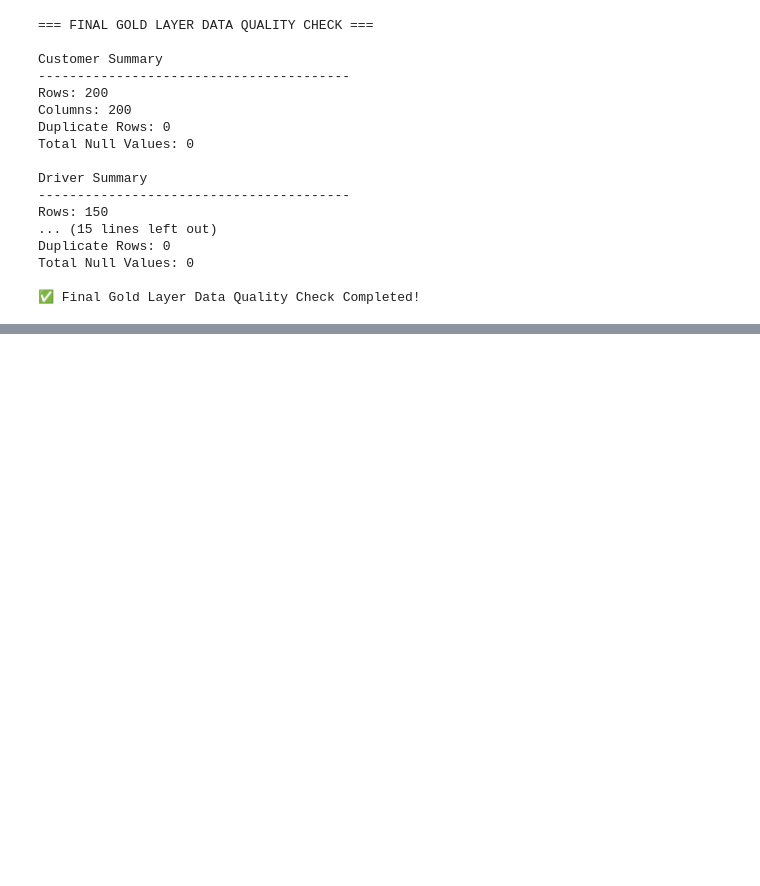
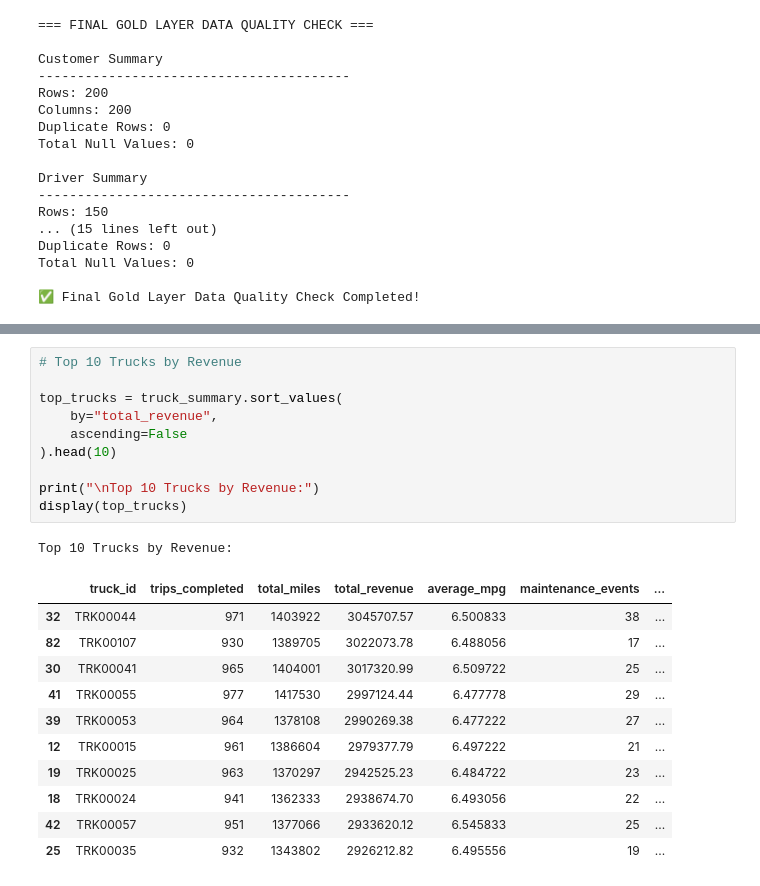
Before and after one commit to yashkolhe-data/Logistics_Data_Pipeline, a Jupyter notebook: Notebooks/03_Gold_Business_Transformation.ipynb, the cells around one changed output, grey strips where cells are left out. Cells and saved outputs as stored; diff of their text form; blank space fills up the shorter version.

```diff
--- a/Notebooks/03_Gold_Business_Transformation.ipynb
+++ b/Notebooks/03_Gold_Business_Transformation.ipynb
@@ -604,0 +802,23 @@ Total Null Values: 0
+# %%
+# Top 10 Trucks by Revenue
+
+top_trucks = truck_summary.sort_values(
+    by="total_revenue",
+    ascending=False
+).head(10)
+
+print("\nTop 10 Trucks by Revenue:")
+display(top_trucks)
+# %% [output]
+Top 10 Trucks by Revenue:
+|  | truck_id | trips_completed | total_miles | total_revenue | average_mpg | maintenance_events | ... |
+| 32 | TRK00044 | 971 | 1403922 | 3045707.57 | 6.500833 | 38 | ... |
+| 82 | TRK00107 | 930 | 1389705 | 3022073.78 | 6.488056 | 17 | ... |
+| 30 | TRK00041 | 965 | 1404001 | 3017320.99 | 6.509722 | 25 | ... |
+| 41 | TRK00055 | 977 | 1417530 | 2997124.44 | 6.477778 | 29 | ... |
+| 39 | TRK00053 | 964 | 1378108 | 2990269.38 | 6.477222 | 27 | ... |
+| 12 | TRK00015 | 961 | 1386604 | 2979377.79 | 6.497222 | 21 | ... |
+| 19 | TRK00025 | 963 | 1370297 | 2942525.23 | 6.484722 | 23 | ... |
+| 18 | TRK00024 | 941 | 1362333 | 2938674.70 | 6.493056 | 22 | ... |
+| 42 | TRK00057 | 951 | 1377066 | 2933620.12 | 6.545833 | 25 | ... |
+| 25 | TRK00035 | 932 | 1343802 | 2926212.82 | 6.495556 | 19 | ... |
```
Also changed, not shown: parts of 14 cells of this notebook, 1 other file.
